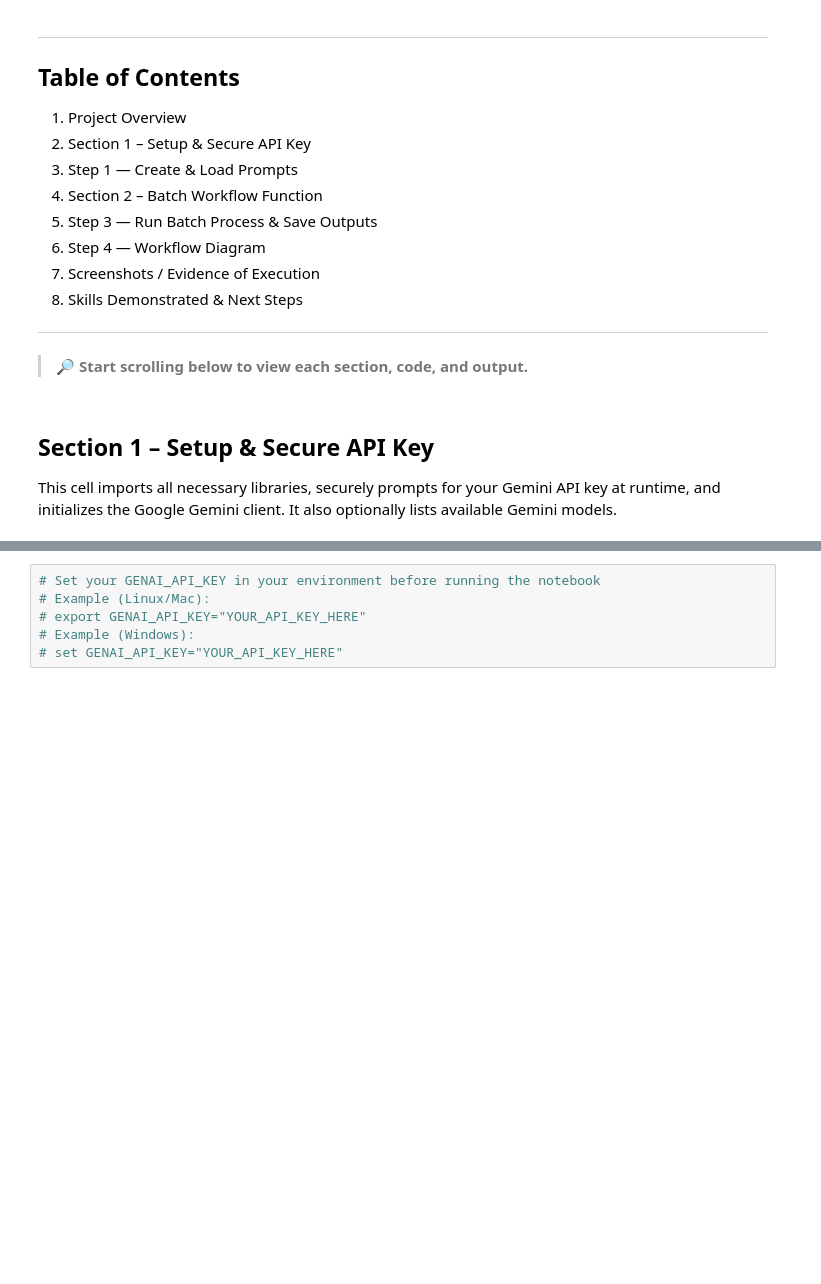
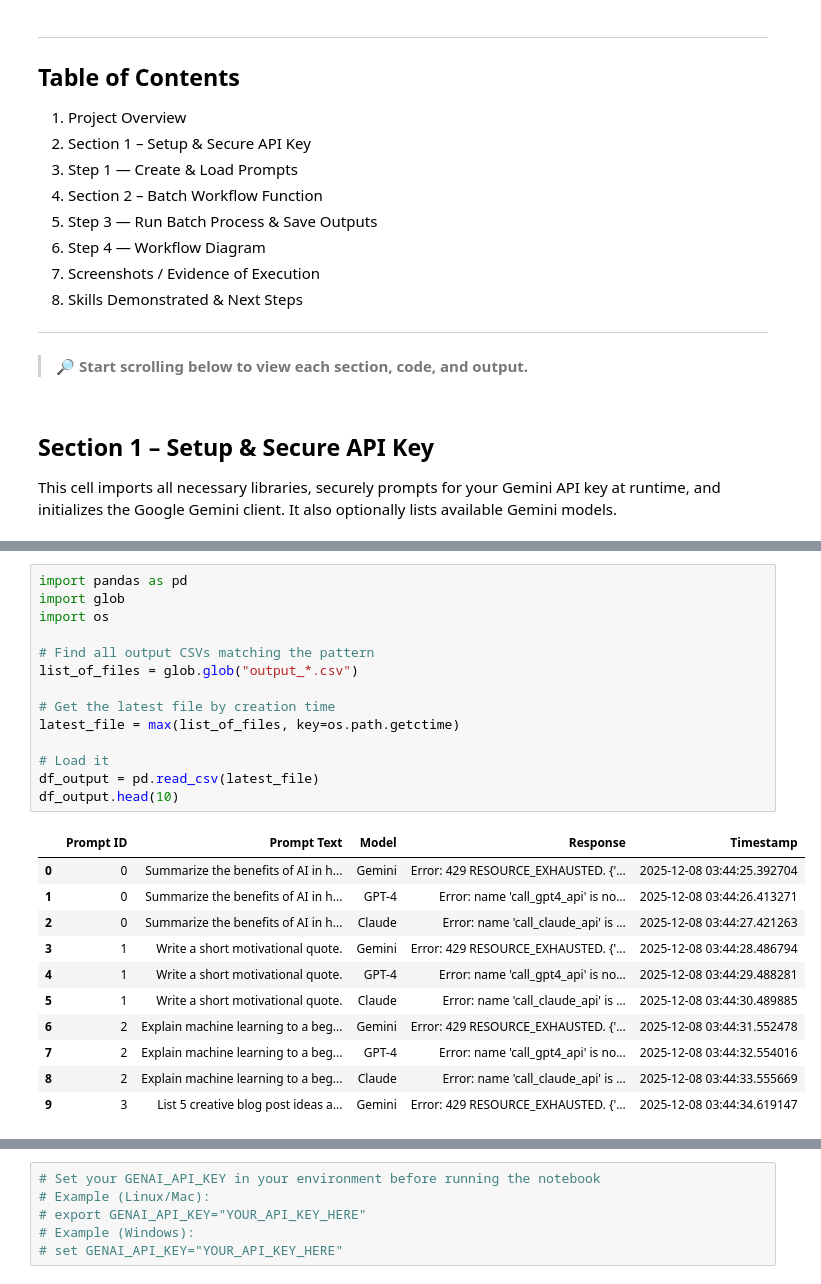
Before and after one commit to jpupkies/Jim-Pupkies, a Jupyter notebook: gemini_batch_prompt_runner_(1).ipynb, the cells around one changed output, grey strips where cells are left out. Saved outputs shown, nothing was run; the diff lists cells and outputs as text; blank space fills up the shorter version.

```diff
--- a/gemini_batch_prompt_runner_(1).ipynb
+++ b/gemini_batch_prompt_runner_(1).ipynb
@@ -267 +369,27 @@ drive.mount('/content/drive')
+# %%
+import pandas as pd
+import glob
+import os
+
+# Find all output CSVs matching the pattern
+list_of_files = glob.glob("output_*.csv")
+
+# Get the latest file by creation time
+latest_file = max(list_of_files, key=os.path.getctime)
+
+# Load it
+df_output = pd.read_csv(latest_file)
+df_output.head(10)
+# %% [output]
+|  | Prompt ID | Prompt Text | Model | Response | Timestamp |
+| 0 | 0 | Summarize the benefits of AI in h... | Gemini | Error: 429 RESOURCE_EXHAUSTED. {'... | 2025-12-08 03:44:25.392704 |
+| 1 | 0 | Summarize the benefits of AI in h... | GPT-4 | Error: name 'call_gpt4_api' is no... | 2025-12-08 03:44:26.413271 |
+| 2 | 0 | Summarize the benefits of AI in h... | Claude | Error: name 'call_claude_api' is ... | 2025-12-08 03:44:27.421263 |
+| 3 | 1 | Write a short motivational quote. | Gemini | Error: 429 RESOURCE_EXHAUSTED. {'... | 2025-12-08 03:44:28.486794 |
+| 4 | 1 | Write a short motivational quote. | GPT-4 | Error: name 'call_gpt4_api' is no... | 2025-12-08 03:44:29.488281 |
+| 5 | 1 | Write a short motivational quote. | Claude | Error: name 'call_claude_api' is ... | 2025-12-08 03:44:30.489885 |
+| 6 | 2 | Explain machine learning to a beg... | Gemini | Error: 429 RESOURCE_EXHAUSTED. {'... | 2025-12-08 03:44:31.552478 |
+| 7 | 2 | Explain machine learning to a beg... | GPT-4 | Error: name 'call_gpt4_api' is no... | 2025-12-08 03:44:32.554016 |
+| 8 | 2 | Explain machine learning to a beg... | Claude | Error: name 'call_claude_api' is ... | 2025-12-08 03:44:33.555669 |
+| 9 | 3 | List 5 creative blog post ideas a... | Gemini | Error: 429 RESOURCE_EXHAUSTED. {'... | 2025-12-08 03:44:34.619147 |
 # %% [markdown]
```
Also changed, not shown: parts of 53 cells of this notebook.
